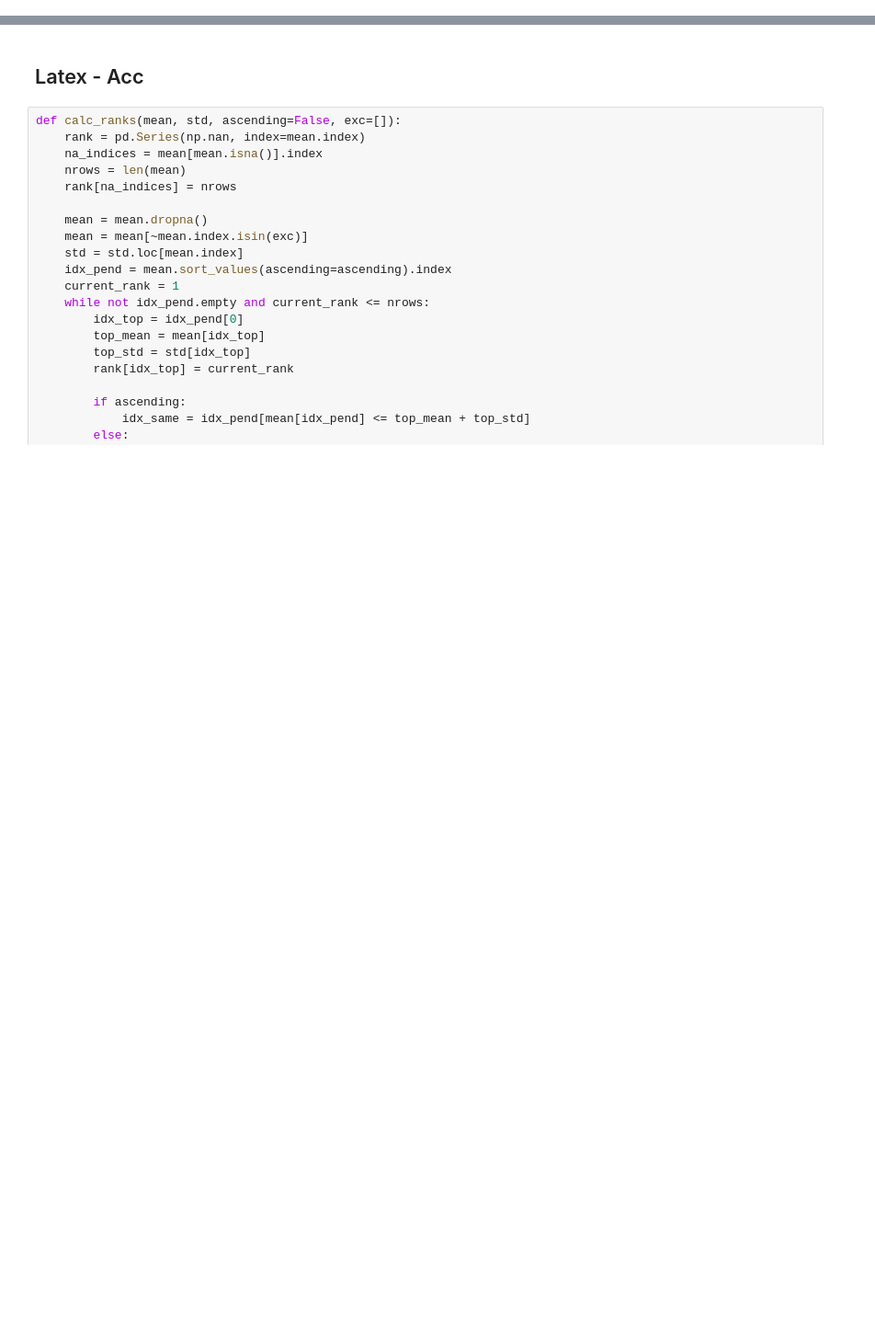
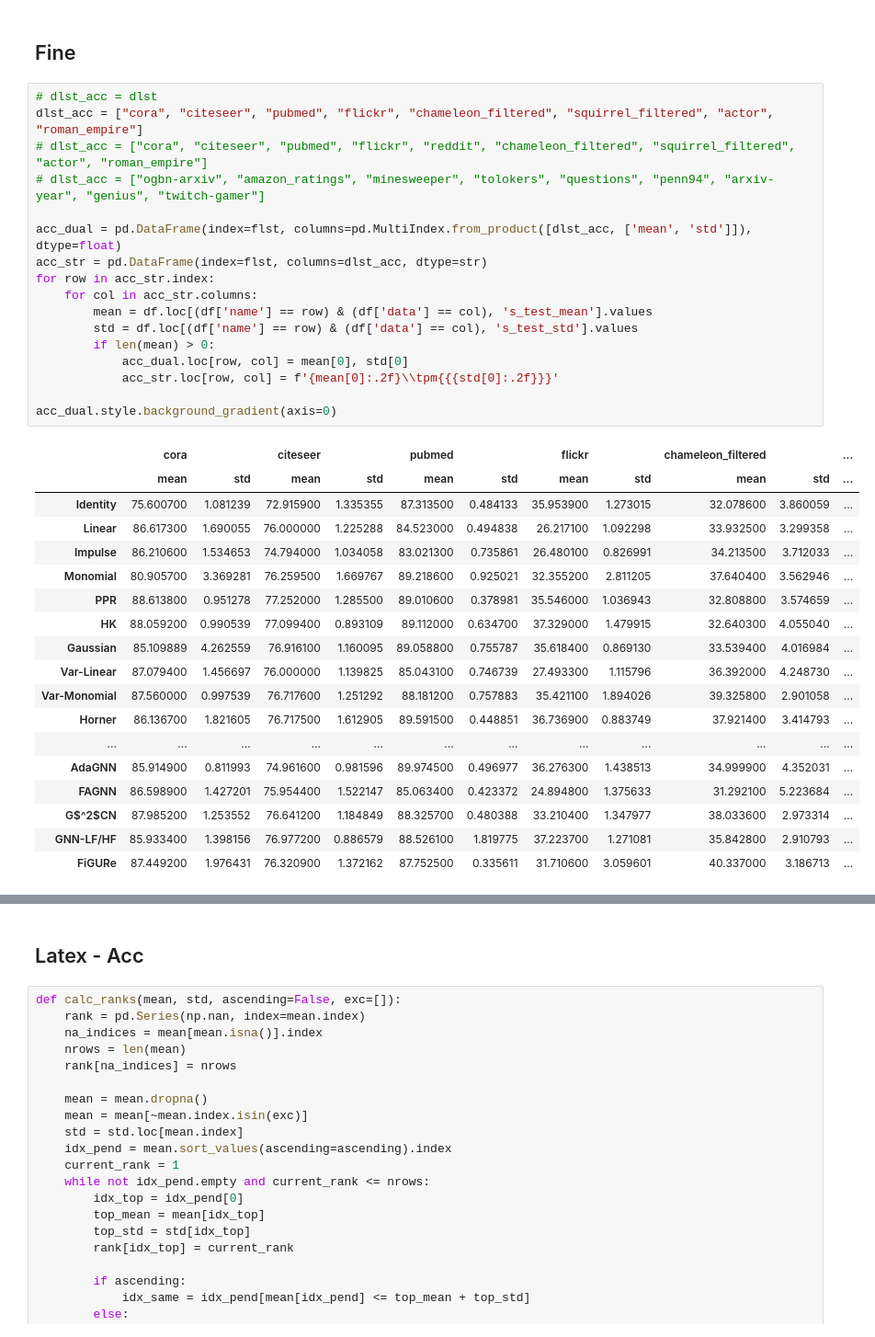
Before and after one commit to gdmnl/Spectral-GNN-Benchmark, a Jupyter notebook: examples/res_process/tab_res_fb.ipynb, the cells around one changed output, grey strips where cells are left out. Shown at 92% size. Saved outputs shown, nothing was run; the diff lists cells and outputs as text; blank space fills up the shorter version.

```diff
--- a/examples/res_process/tab_res_fb.ipynb
+++ b/examples/res_process/tab_res_fb.ipynb
@@ -105,0 +141,38 @@ df
+# %% [markdown]
+## Fine
+# %%
+# dlst_acc = dlst
+dlst_acc = ["cora", "citeseer", "pubmed", "flickr", "chameleon_filtered", "squirrel_filtered", "actor", "roman_empire"]
+# dlst_acc = ["cora", "citeseer", "pubmed", "flickr", "reddit", "chameleon_filtered", "squirrel_filtered", "actor", "roman_empire"]
+# dlst_acc = ["ogbn-arxiv", "amazon_ratings", "minesweeper", "tolokers", "questions", "penn94", "arxiv-year", "genius", "twitch-gamer"]
+
+acc_dual = pd.DataFrame(index=flst, columns=pd.MultiIndex.from_product([dlst_acc, ['mean', 'std']]), dtype=float)
+acc_str = pd.DataFrame(index=flst, columns=dlst_acc, dtype=str)
+for row in acc_str.index:
+    for col in acc_str.columns:
+        mean = df.loc[(df['name'] == row) & (df['data'] == col), 's_test_mean'].values
+        std = df.loc[(df['name'] == row) & (df['data'] == col), 's_test_std'].values
+        if len(mean) > 0:
+            acc_dual.loc[row, col] = mean[0], std[0]
+            acc_str.loc[row, col] = f'{mean[0]:.2f}\\tpm{{{std[0]:.2f}}}'
+
+acc_dual.style.background_gradient(axis=0)
+# %% [output]
+|  | cora |  | citeseer |  | pubmed |  | flickr |  | chameleon_filtered |  | ... |
+|  | mean | std | mean | std | mean | std | mean | std | mean | std | ... |
+| Identity | 75.600700 | 1.081239 | 72.915900 | 1.335355 | 87.313500 | 0.484133 | 35.953900 | 1.273015 | 32.078600 | 3.860059 | ... |
+| Linear | 86.617300 | 1.690055 | 76.000000 | 1.225288 | 84.523000 | 0.494838 | 26.217100 | 1.092298 | 33.932500 | 3.299358 | ... |
+| Impulse | 86.210600 | 1.534653 | 74.794000 | 1.034058 | 83.021300 | 0.735861 | 26.480100 | 0.826991 | 34.213500 | 3.712033 | ... |
+| Monomial | 80.905700 | 3.369281 | 76.259500 | 1.669767 | 89.218600 | 0.925021 | 32.355200 | 2.811205 | 37.640400 | 3.562946 | ... |
+| PPR | 88.613800 | 0.951278 | 77.252000 | 1.285500 | 89.010600 | 0.378981 | 35.546000 | 1.036943 | 32.808800 | 3.574659 | ... |
+| HK | 88.059200 | 0.990539 | 77.099400 | 0.893109 | 89.112000 | 0.634700 | 37.329000 | 1.479915 | 32.640300 | 4.055040 | ... |
+| Gaussian | 85.109889 | 4.262559 | 76.916100 | 1.160095 | 89.058800 | 0.755787 | 35.618400 | 0.869130 | 33.539400 | 4.016984 | ... |
+| Var-Linear | 87.079400 | 1.456697 | 76.000000 | 1.139825 | 85.043100 | 0.746739 | 27.493300 | 1.115796 | 36.392000 | 4.248730 | ... |
+| Var-Monomial | 87.560000 | 0.997539 | 76.717600 | 1.251292 | 88.181200 | 0.757883 | 35.421100 | 1.894026 | 39.325800 | 2.901058 | ... |
+| Horner | 86.136700 | 1.821605 | 76.717500 | 1.612905 | 89.591500 | 0.448851 | 36.736900 | 0.883749 | 37.921400 | 3.414793 | ... |
+| ... | ... | ... | ... | ... | ... | ... | ... | ... | ... | ... | ... |
+| AdaGNN | 85.914900 | 0.811993 | 74.961600 | 0.981596 | 89.974500 | 0.496977 | 36.276300 | 1.438513 | 34.999900 | 4.352031 | ... |
+| FAGNN | 86.598900 | 1.427201 | 75.954400 | 1.522147 | 85.063400 | 0.423372 | 24.894800 | 1.375633 | 31.292100 | 5.223684 | ... |
+| G$^2$CN | 87.985200 | 1.253552 | 76.641200 | 1.184849 | 88.325700 | 0.480388 | 33.210400 | 1.347977 | 38.033600 | 2.973314 | ... |
+| GNN-LF/HF | 85.933400 | 1.398156 | 76.977200 | 0.886579 | 88.526100 | 1.819775 | 37.223700 | 1.271081 | 35.842800 | 2.910793 | ... |
+| FiGURe | 87.449200 | 1.976431 | 76.320900 | 1.372162 | 87.752500 | 0.335611 | 31.710600 | 3.059601 | 40.337000 | 3.186713 | ... |
```
Also changed, not shown: parts of 8 cells of this notebook, 7 other files.
